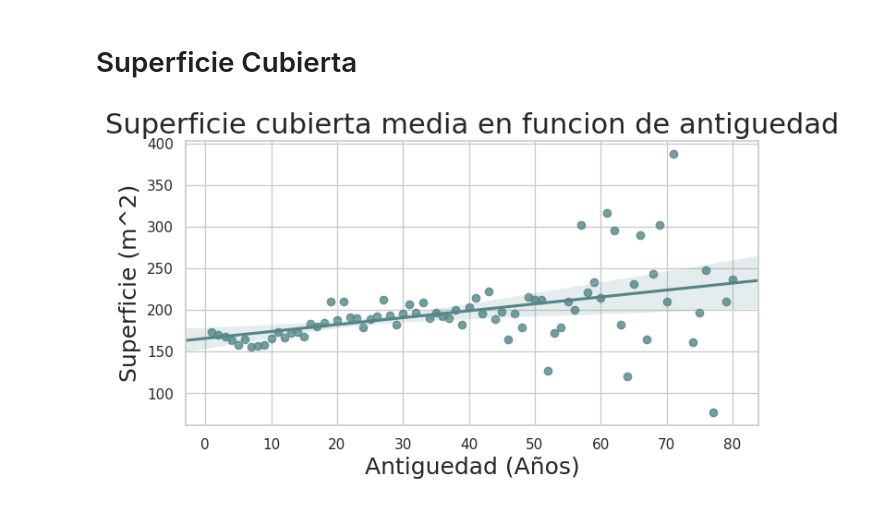
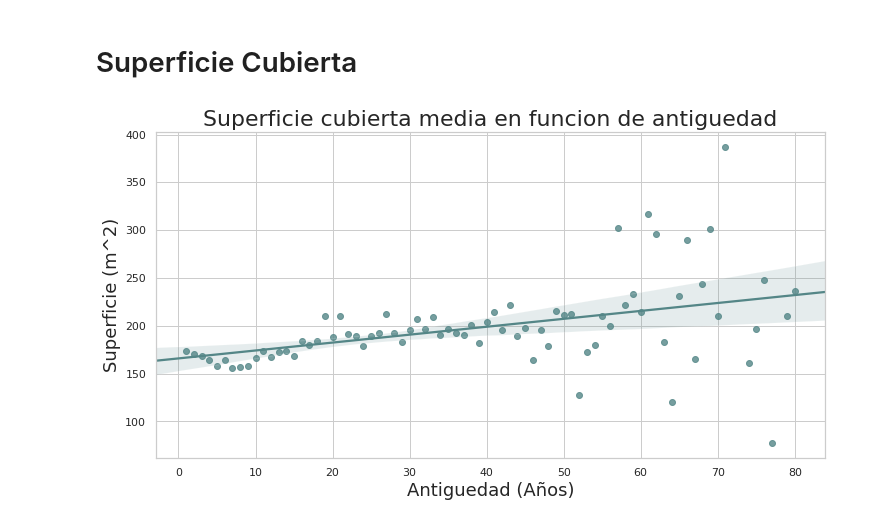
Before and after one commit to nicomatex/datos_tp1_2c2019, a Jupyter notebook: notebooks/Superficie Segun Antiguedad/Superficie Segun Antiguedad.ipynb, the cells around one changed output. Cells and saved outputs as stored; diff of their text form; code cells hidden in the pictures.

```diff
--- a/notebooks/Superficie Segun Antiguedad/Superficie Segun Antiguedad.ipynb
+++ b/notebooks/Superficie Segun Antiguedad/Superficie Segun Antiguedad.ipynb
@@ -60,11 +63,11 @@ datos_cubiertos = df.loc[(df['antiguedad'] > 0) & (df['metroscubiertos'] > 0)]
 # %%
 datos_cubiertos = datos_cubiertos.groupby('antiguedad').agg({"metroscubiertos":"mean"}).reset_index()
 # %%
-plt.figure(figsize=(8, 4))
+plt.figure(figsize=(12, 6))
 g = sns.regplot(x=datos_cubiertos["antiguedad"], y=datos_cubiertos["metroscubiertos"], color='#548687')
 g.set_title("Superficie cubierta media en funcion de antiguedad", fontsize=22)
 g.set_xlabel("Antiguedad (Años)",fontsize=18)
 g.set_ylabel("Superficie (m^2)", fontsize=18)
 g.figure.savefig("superficie cubierta media en funcion de antiguedad.png", bbox_inches='tight')
 # %% [output]
-[figure, old version]
+[figure, new version]
```
Also changed, not shown: parts of 1 cell of this notebook, 2 other files.
